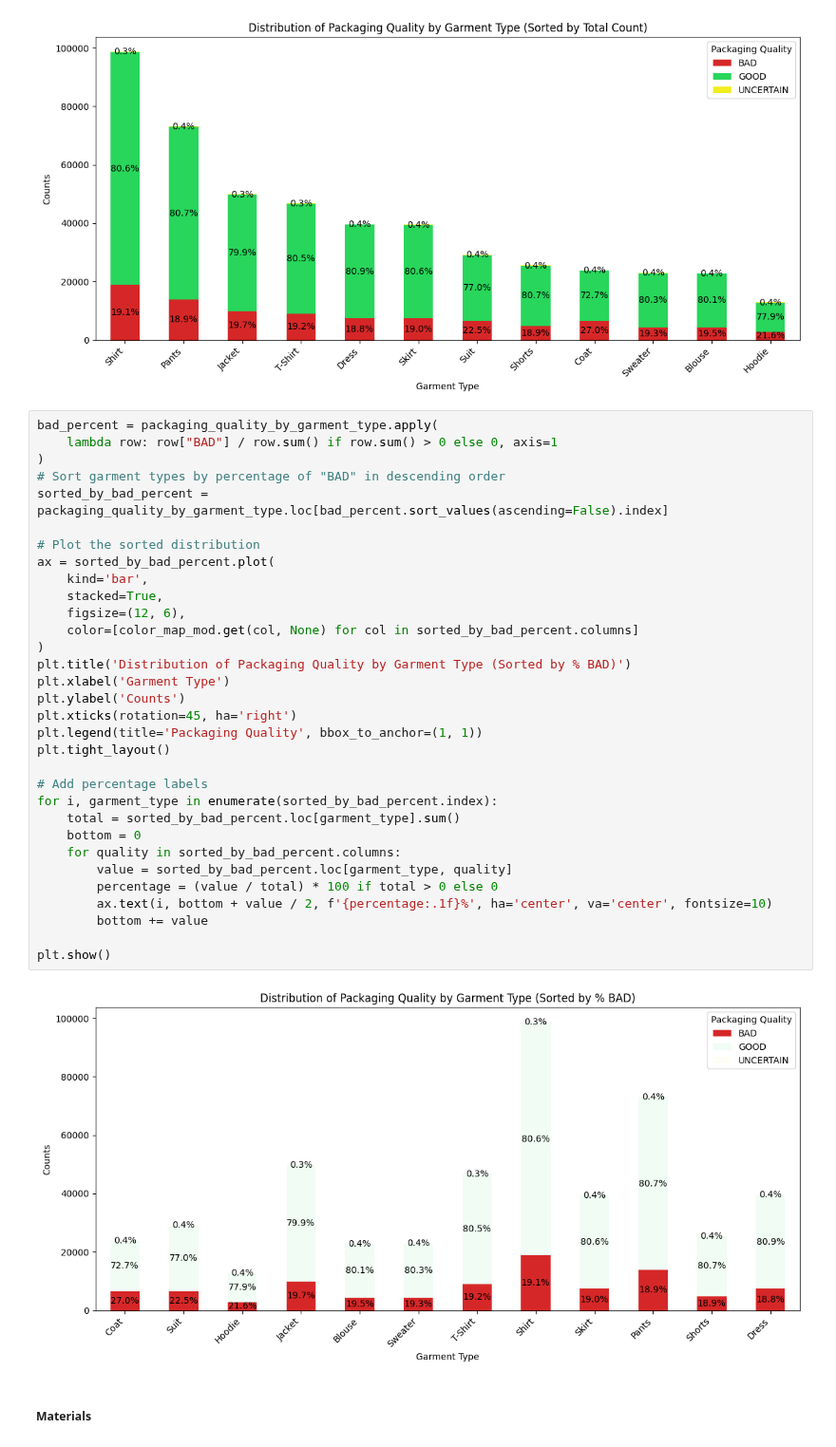
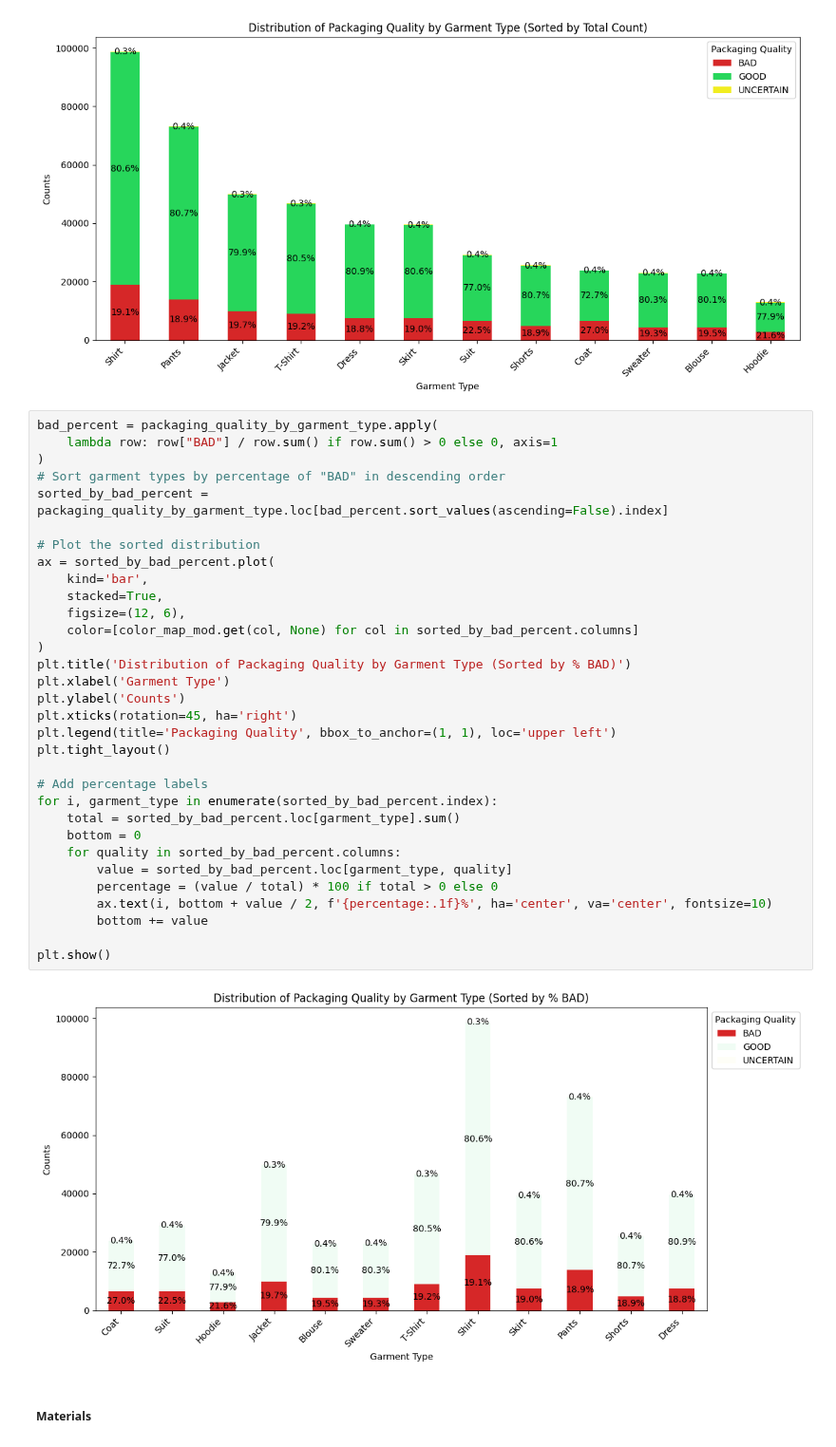
Before and after one commit to uligt/capstone, a Jupyter notebook: EDA/density_report_prod_attribute_packaging_quality.ipynb, the cells around one changed output. Shown at 95% size. Saved outputs shown, nothing was run; the diff lists cells and outputs as text.

Commit message:
add packaging quality graphs

```diff
--- a/EDA/density_report_prod_attribute_packaging_quality.ipynb
+++ b/EDA/density_report_prod_attribute_packaging_quality.ipynb
@@ -221,34 +221,34 @@ bad_percent = packaging_quality_by_garment_type.apply(
     lambda row: row["BAD"] / row.sum() if row.sum() > 0 else 0, axis=1
 )
 # Sort garment types by percentage of "BAD" in descending order
 sorted_by_bad_percent = packaging_quality_by_garment_type.loc[bad_percent.sort_values(ascending=False).index]
 
 # Plot the sorted distribution
 ax = sorted_by_bad_percent.plot(
     kind='bar',
     stacked=True,
     figsize=(12, 6),
     color=[color_map_mod.get(col, None) for col in sorted_by_bad_percent.columns]
 )
 plt.title('Distribution of Packaging Quality by Garment Type (Sorted by % BAD)')
 plt.xlabel('Garment Type')
 plt.ylabel('Counts')
 plt.xticks(rotation=45, ha='right')
-plt.legend(title='Packaging Quality', bbox_to_anchor=(1, 1))
+plt.legend(title='Packaging Quality', bbox_to_anchor=(1, 1), loc='upper left')
 plt.tight_layout()
 
 # Add percentage labels
 for i, garment_type in enumerate(sorted_by_bad_percent.index):
     total = sorted_by_bad_percent.loc[garment_type].sum()
     bottom = 0
     for quality in sorted_by_bad_percent.columns:
         value = sorted_by_bad_percent.loc[garment_type, quality]
         percentage = (value / total) * 100 if total > 0 else 0
         ax.text(i, bottom + value / 2, f'{percentage:.1f}%', ha='center', va='center', fontsize=10)
         bottom += value
 
 plt.show()
 # %% [output]
-[figure, old version]
+[figure, new version]
 # %% [markdown]
 ##### Materials
```
Also changed, not shown: parts of 1 cell of this notebook.
